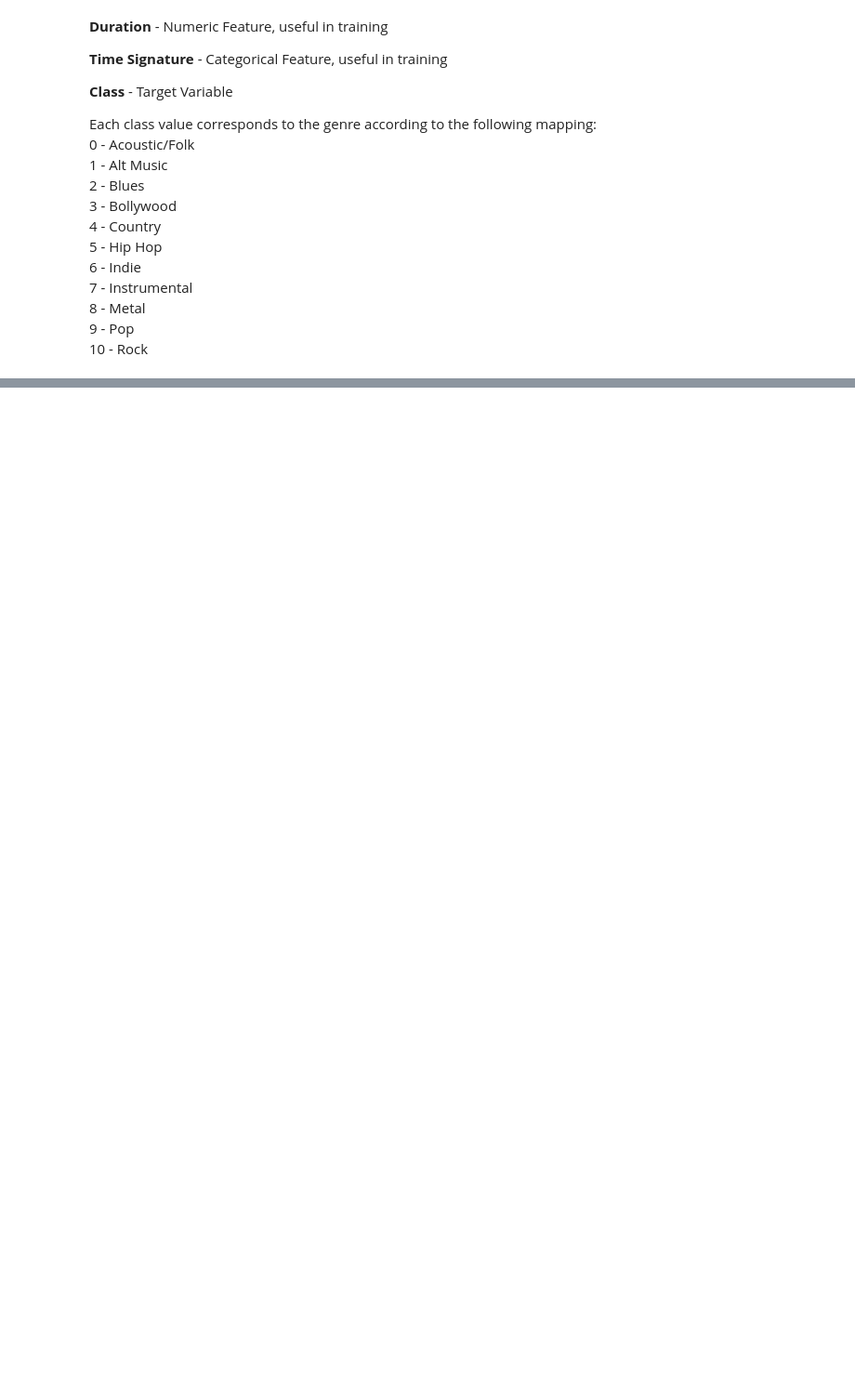
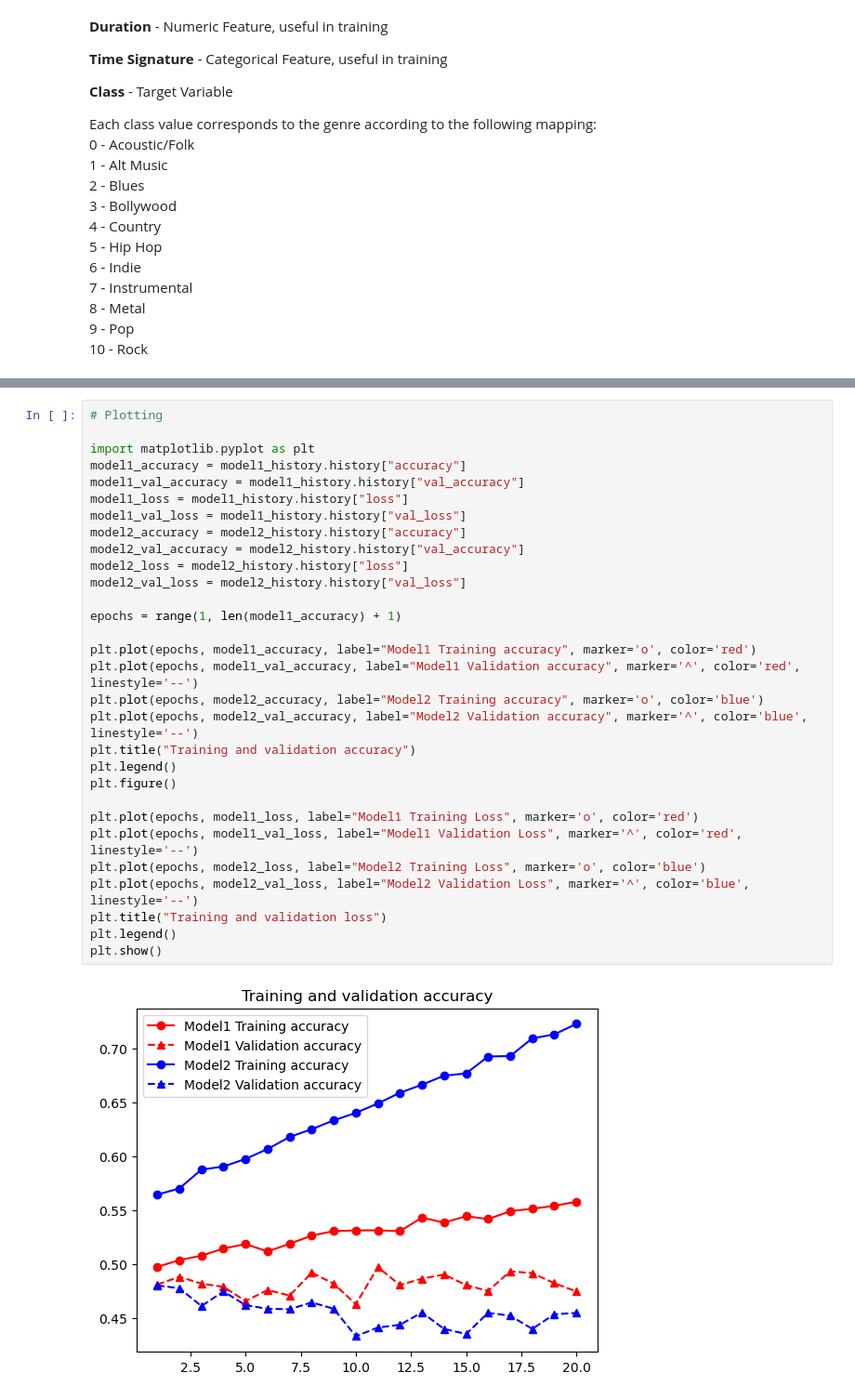
Before and after one commit to SherwynBraganza31/csc592_datasci_intro, a Jupyter notebook: grad_project/music_genre_classification.ipynb, the cells around one changed output, grey strips where cells are left out. Shown at 93% size. Cells and saved outputs as stored; diff of their text form; blank space fills up the shorter version.

```diff
--- a/grad_project/music_genre_classification.ipynb
+++ b/grad_project/music_genre_classification.ipynb
@@ -127,0 +265,32 @@ for col_name in train.iloc[:, 2:train.shape[1]-2]:
+# %%
+# Plotting
+
+import matplotlib.pyplot as plt
+model1_accuracy = model1_history.history["accuracy"]
+model1_val_accuracy = model1_history.history["val_accuracy"]
+model1_loss = model1_history.history["loss"]
+model1_val_loss = model1_history.history["val_loss"]
+model2_accuracy = model2_history.history["accuracy"]
+model2_val_accuracy = model2_history.history["val_accuracy"]
+model2_loss = model2_history.history["loss"]
+model2_val_loss = model2_history.history["val_loss"]
+
+epochs = range(1, len(model1_accuracy) + 1)
+
+plt.plot(epochs, model1_accuracy, label="Model1 Training accuracy", marker='o', color='red')
+plt.plot(epochs, model1_val_accuracy, label="Model1 Validation accuracy", marker='^', color='red', linestyle='--')
+plt.plot(epochs, model2_accuracy, label="Model2 Training accuracy", marker='o', color='blue')
+plt.plot(epochs, model2_val_accuracy, label="Model2 Validation accuracy", marker='^', color='blue', linestyle='--')
+plt.title("Training and validation accuracy")
+plt.legend()
+plt.figure()
+
+plt.plot(epochs, model1_loss, label="Model1 Training Loss", marker='o', color='red')
+plt.plot(epochs, model1_val_loss, label="Model1 Validation Loss", marker='^', color='red', linestyle='--')
+plt.plot(epochs, model2_loss, label="Model2 Training Loss", marker='o', color='blue')
+plt.plot(epochs, model2_val_loss, label="Model2 Validation Loss", marker='^', color='blue', linestyle='--')
+plt.title("Training and validation loss")
+plt.legend()
+plt.show()
+# %% [output]
+[figure, added]
```
Also changed, not shown: parts of 7 cells of this notebook, 2 other files.
